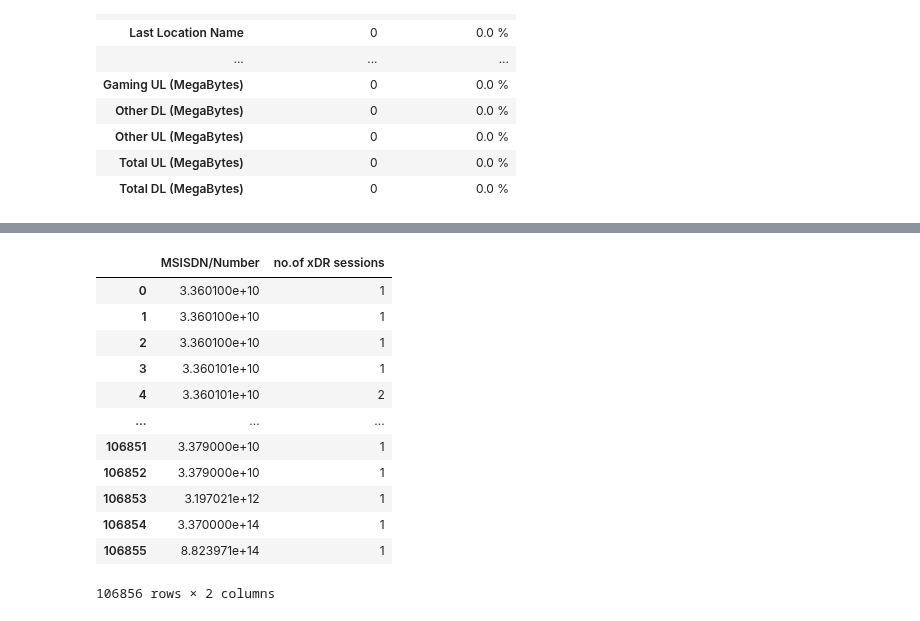
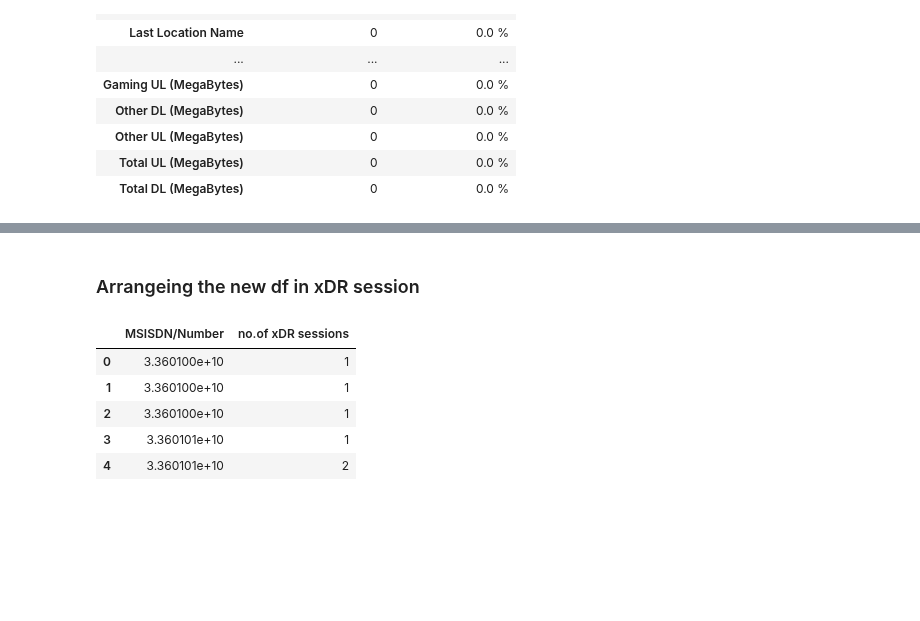
Before and after one commit to Abel-Blue/telecom-user-analytics, a Jupyter notebook: notebooks/data_preProcessing.ipynb, the cells around one changed output, grey strips where cells are left out. Drawn from its saved outputs; the diff is of its cells as text; code cells hidden in the pictures; blank space fills up the shorter version.

```diff
--- a/notebooks/data_preProcessing.ipynb
+++ b/notebooks/data_preProcessing.ipynb
@@ -435,23 +439,18 @@ data.head()
 | 2 | 1.311448e+19 | 2019-04-09 17:42:11 | 1.0 | 2019-04-25 11:58:13 | 652.0 | 1361762.0 | 2.082003e+14 | 3.376063e+10 | 3.528151e+13 | ... |
 | 3 | 1.311448e+19 | 2019-04-10 00:31:25 | 486.0 | 2019-04-25 07:36:35 | 171.0 | 1321509.0 | 2.082014e+14 | 3.375034e+10 | 3.535661e+13 | ... |
 | 4 | 1.311448e+19 | 2019-04-12 20:10:23 | 565.0 | 2019-04-25 10:40:32 | 954.0 | 1089009.0 | 2.082014e+14 | 3.369980e+10 | 3.540701e+13 | ... |
+# %% [markdown]
+### Arrangeing the new df in xDR session
 # %%
 #getting the number od xDR sessions
 df_new = (data.groupby(['MSISDN/Number'])['Bearer Id'].agg([('no.of xDR sessions','count')]).reset_index())
 # %%
-df_new
+df_new.head()
 # %% [output]
 |  | MSISDN/Number | no.of xDR sessions |
 | 0 | 3.360100e+10 | 1 |
 | 1 | 3.360100e+10 | 1 |
 | 2 | 3.360100e+10 | 1 |
 | 3 | 3.360101e+10 | 1 |
 | 4 | 3.360101e+10 | 2 |
-| ... | ... | ... |
-| 106851 | 3.379000e+10 | 1 |
-| 106852 | 3.379000e+10 | 1 |
-| 106853 | 3.197021e+12 | 1 |
-| 106854 | 3.370000e+14 | 1 |
-| 106855 | 8.823971e+14 | 1 |
-106856 rows × 2 columns
 # %%
```
Also changed, not shown: parts of 23 cells of this notebook.
